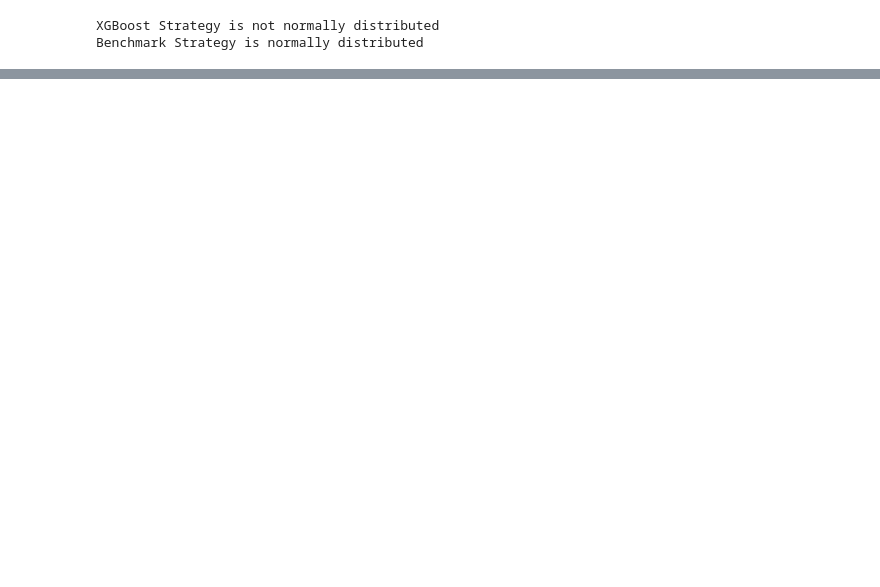
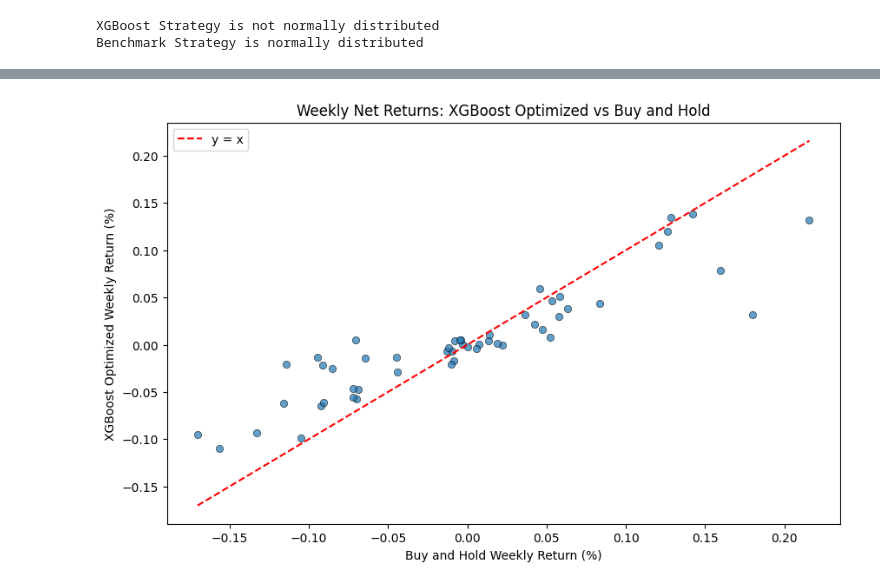
Before and after one commit to Zoltesh/intelligent_diversification, a Jupyter notebook: src/main.ipynb, the cells around one changed output, grey strips where cells are left out. Saved outputs shown, nothing was run; the diff lists cells and outputs as text; code cells hidden in the pictures; blank space fills up the shorter version.

```diff
--- a/src/main.ipynb
+++ b/src/main.ipynb
@@ -530,0 +589,16 @@ plt.show()
+# %%
+# Scatterplot: Weekly Net Returns (XGBoost Optimized vs Buy and Hold)
+plt.figure(figsize=(10, 6))
+plt.scatter(bah_returns, xgb_returns, alpha=0.7, edgecolors='black', linewidths=0.5)
+
+ret_min = min(min(bah_returns), min(xgb_returns))
+ret_max = max(max(bah_returns), max(xgb_returns))
+plt.plot([ret_min, ret_max], [ret_min, ret_max], 'r--', label='y = x')
+
+plt.xlabel('Buy and Hold Weekly Return (%)')
+plt.ylabel('XGBoost Optimized Weekly Return (%)')
+plt.title('Weekly Net Returns: XGBoost Optimized vs Buy and Hold')
+plt.legend()
+plt.show()
+# %% [output]
+[figure, added]
```
Also changed, not shown: parts of 18 cells of this notebook, 5 other files.
